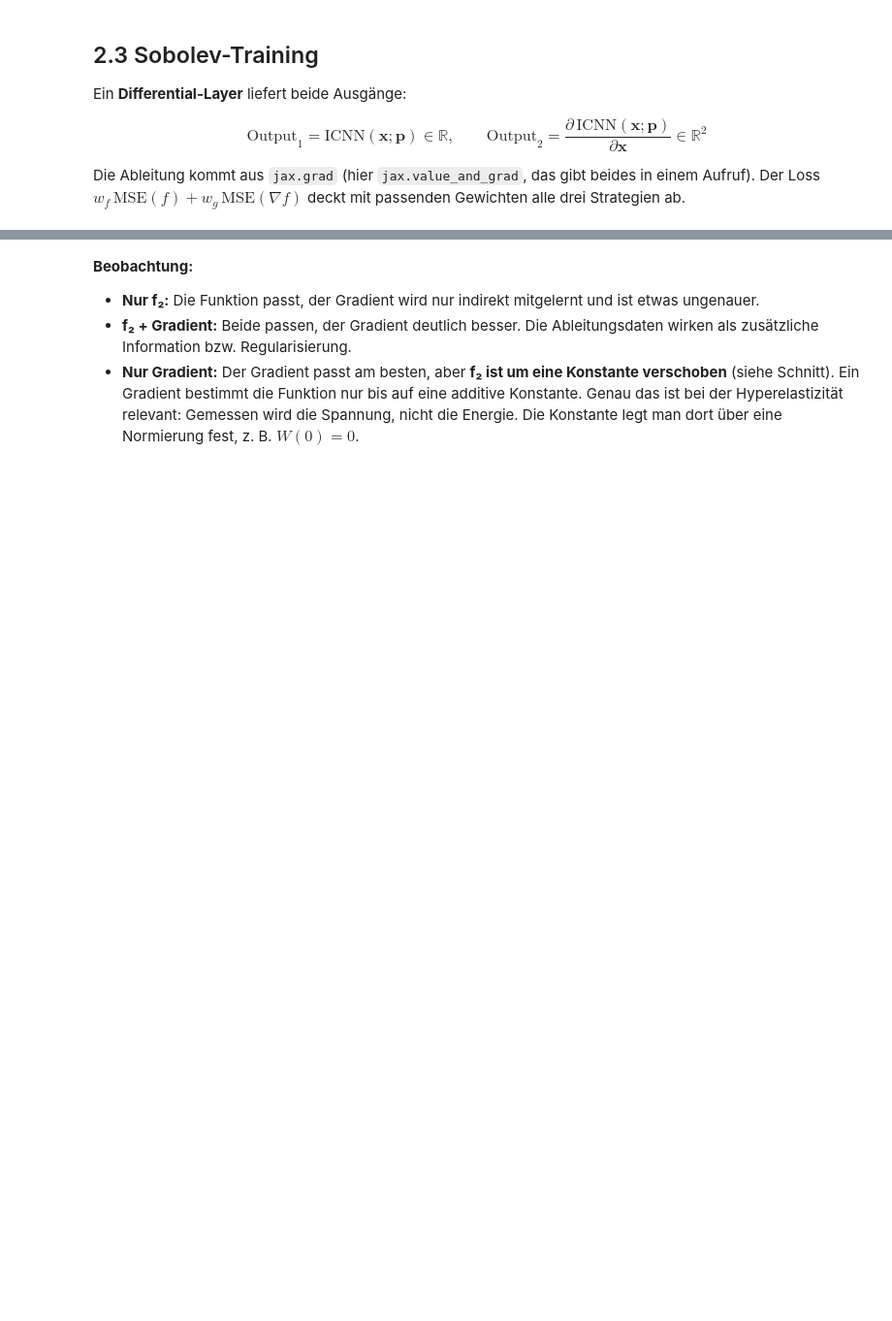
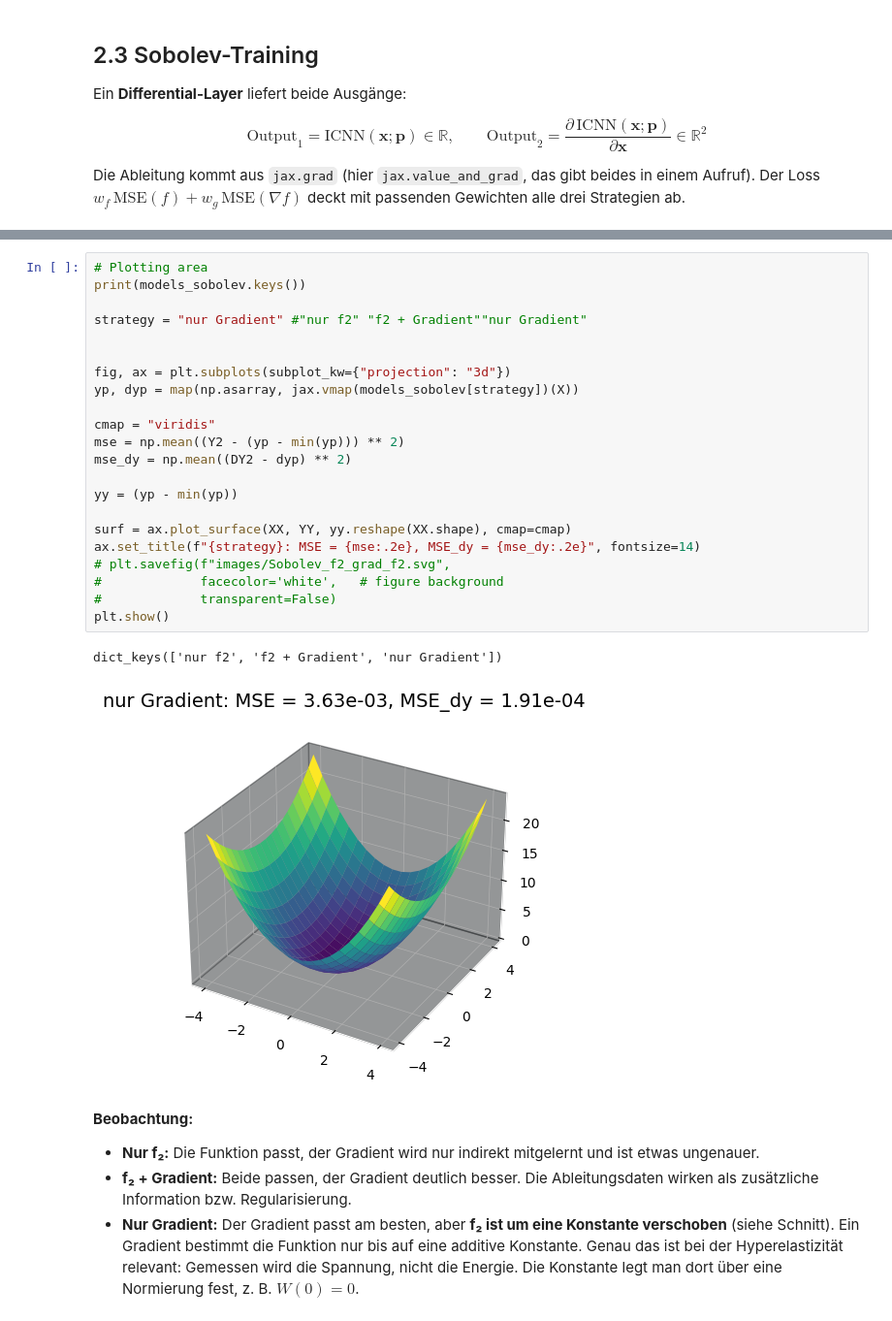
Before and after one commit to HubertLoegl/TutorialMLinSolidMechanics, a Jupyter notebook: ffnn_introduction/aufgabe2.ipynb, the cells around one changed output, grey strips where cells are left out. Shown at 97% size. Drawn from its saved outputs; the diff is of its cells as text; blank space fills up the shorter version.

```diff
--- a/ffnn_introduction/aufgabe2.ipynb
+++ b/ffnn_introduction/aufgabe2.ipynb
@@ -190,3 +216,28 @@ nur Gradient     MSE f2 = 2.59e+01   MSE grad = 1.91e-04
+# %%
+# Plotting area
+print(models_sobolev.keys())
+
+strategy = "nur Gradient" #"nur f2" "f2 + Gradient""nur Gradient"
+
+
+fig, ax = plt.subplots(subplot_kw={"projection": "3d"})
+yp, dyp = map(np.asarray, jax.vmap(models_sobolev[strategy])(X))
+
+cmap = "viridis"
+mse = np.mean((Y2 - (yp - min(yp))) ** 2)
+mse_dy = np.mean((DY2 - dyp) ** 2)
+
+yy = (yp - min(yp))
+
+surf = ax.plot_surface(XX, YY, yy.reshape(XX.shape), cmap=cmap)
+ax.set_title(f"{strategy}: MSE = {mse:.2e}, MSE_dy = {mse_dy:.2e}", fontsize=14)
+# plt.savefig(f"images/Sobolev_f2_grad_f2.svg",
+#             facecolor='white',   # figure background
+#             transparent=False)
+plt.show()
+# %% [output]
+dict_keys(['nur f2', 'f2 + Gradient', 'nur Gradient'])
+[figure, added]
 # %% [markdown]
 **Beobachtung:**
 - **Nur f₂:** Die Funktion passt, der Gradient wird nur indirekt mitgelernt und ist etwas ungenauer.
```
Also changed, not shown: parts of 11 cells of this notebook, 3 other files.
